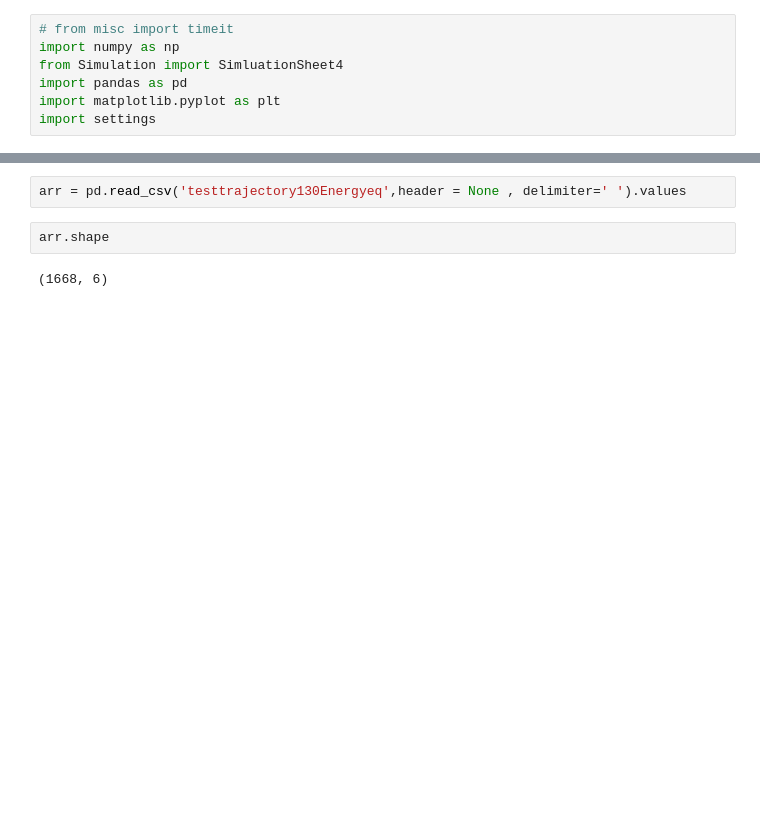
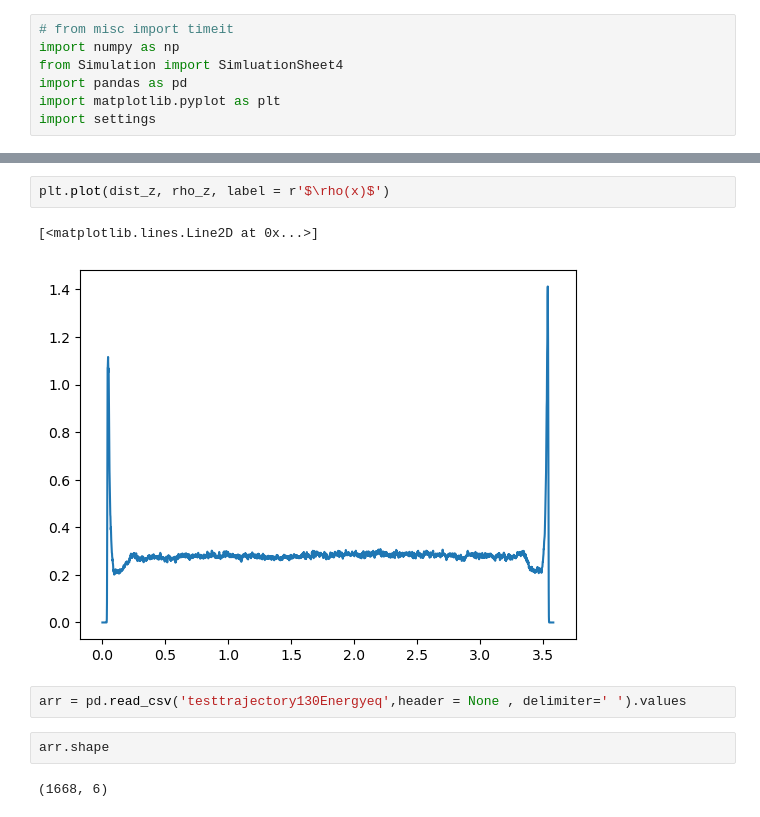
Before and after one commit to ScythiansCloud/Sheet4myVersion, a Jupyter notebook: SolutionSheet02/main.ipynb, the cells around one changed output, grey strips where cells are left out. Cells and saved outputs as stored; diff of their text form; blank space fills up the shorter version.

```diff
--- a/SolutionSheet02/main.ipynb
+++ b/SolutionSheet02/main.ipynb
@@ -33,3 +36,8 @@ ValueError: x and y must have same first dimension, but have shapes (571,) and (
+# %%
+plt.plot(dist_z, rho_z, label = r'$\rho(x)$')
+# %% [output]
+[<matplotlib.lines.Line2D at 0x...>]
+[figure, added]
 # %%
 arr = pd.read_csv('testtrajectory130Energyeq',header = None , delimiter=' ').values
 # %%
```
Also changed, not shown: parts of 6 cells of this notebook, 8 other files.
